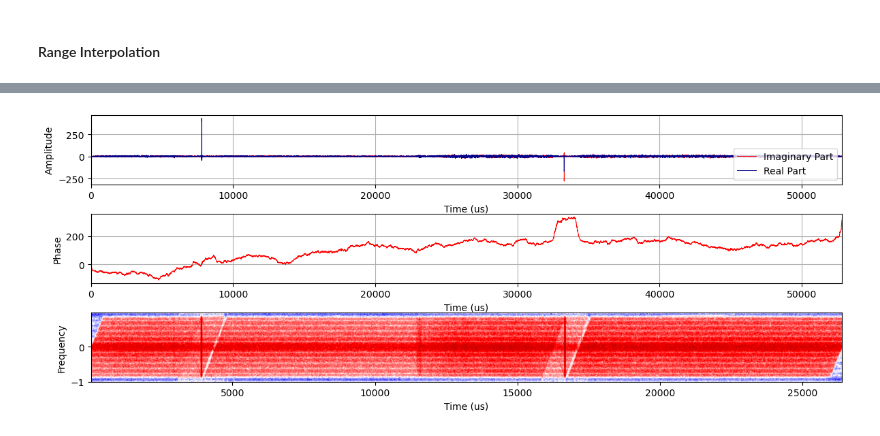
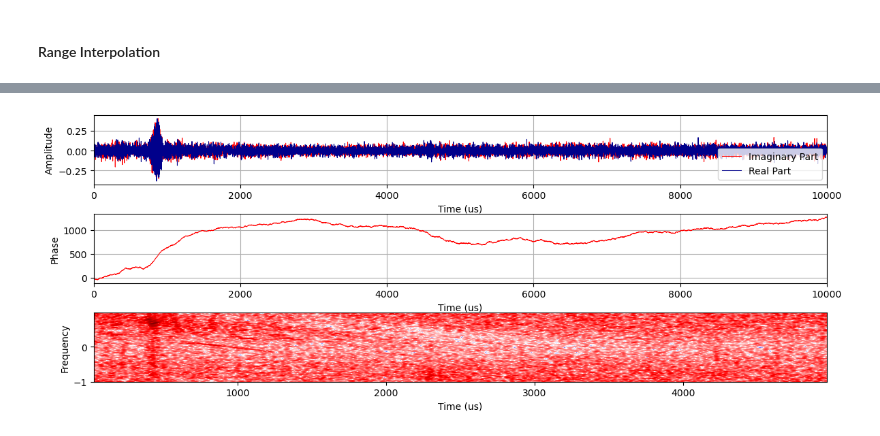
Before and after one commit to AndrewPlayer3/sar_processing, a Jupyter notebook: nisar_level0/nisar-eval.ipynb, the cells around one changed output, grey strips where cells are left out. Cells and saved outputs as stored; diff of their text form; code cells hidden in the pictures.

```diff
--- a/nisar_level0/nisar-eval.ipynb
+++ b/nisar_level0/nisar-eval.ipynb
@@ -113,6 +149,7 @@ end = start + chirp_len
 reference_1[start:end] = chirp
 
 reference_1 = fft(reference_1)
+reference_1 /= np.sqrt(np.sum(np.abs(reference_1)**2) / ref_len)
 reference_1 *= (1 / chirp_len) * np.sqrt(range_bandwidth / sample_rate)
 # %%
 decoded = np.pad(decoded, ((0, 0), (chirp_len, chirp_len)))
@@ -598,48 +712,50 @@ def knab_kernel(t, L, v):
     return phi
 
 @njit
-def interpolate_signals_to_grid(radar_data, normalized_delays, slant_ranges, range_sample_rate):
+def interpolate_signals_to_grid(radar_data, normalized_delays, slant_ranges, range_sample_rate, start_rng_index, end_rng_index):
     num_az, num_rng = radar_data.shape
+
+    rng_bins = np.arange(0, slant_ranges.size, 1.0)
 
     round_trip_delays = (2 * slant_ranges / speed_of_light)
     swst = round_trip_delays[0]
     swl = round_trip_delays[-1] - swst
 
-    kernel_offset = 6
+    kernel_offset = 4
     L = 2 * kernel_offset + 1
     # Kernel bandwidth from equation 5 in https://ieeexplore.ieee.org/document/4271460
-    nyquist_oversample_ratio = 1.2  # fs = 1.2 * B
-    kernel_bandwidth = 1 - (1 / nyquist_oversample_ratio)
+    nyquist_oversample_ratio = 1.2  # fs = 1.2 * B in spec
+    kernel_bandwidth = 1 / nyquist_oversample_ratio # 1 - (1 / nyquist_oversample_ratio)
 
     interpolated_radar_data = np.zeros((num_az, num_rng), dtype=np.complex64)
 
     for az_index in range(num_az):
-        for rng_index in range(num_rng):
+        for rng_index in range(L, num_rng-L):
             t_ijk = normalized_delays[az_index, rng_index]
-            n_0 = rng_index
-            start_rng = n_0 - kernel_offset if n_0 - kernel_offset >= 0 else 0
-            end_rng = n_0 + kernel_offset + 1 if n_0 + kernel_offset + 1 < num_rng else num_rng - 1
 
-            signal_chip = radar_data[az_index][start_rng:end_rng]
-            current_time = swst + (rng_index / range_sample_rate)
-            # FIXME: The spec defines the input to the knab kernel as (rng_index - (t_ijk - swst) * fs)
-            #        I think this is equivalent to that, since my times aren't normalized to the sample rate.
-            #        This assumption needs to be confirmed.
-            knabbed_delay = knab_kernel(current_time - (t_ijk - swst), L, kernel_bandwidth)
+            t = (t_ijk - swst) * range_sample_rate
 
-            if not np.isfinite(knabbed_delay):
+            n = int(np.ceil(t)) if L % 2 == 0 else int(np.floor(t))
+            start_rng = n - (L // 2)
+            end_rng = start_rng + L
+
+            if start_rng < 0 or end_rng > rng_bins.size:
+                interpolated_radar_data[az_index, rng_index] = 1.0 + 0.0j
+                continue
+
+            signal_chip = radar_data[az_index, start_rng-start_rng_index:end_rng-start_rng_index]
+            knabbed_delay = knab_kernel((rng_bins[start_rng:end_rng] - t) + 0j, L, kernel_bandwidth)
+
+            if not np.all(np.isfinite(knabbed_delay)):
                 print(f'The knab kernel is returning an infinite value -> [{az_index}, {rng_index}].')
                 return interpolated_radar_data
 
-            interpolated_radar_data[az_index][rng_index] = np.sum(knabbed_delay * signal_chip)
+            interpolated_radar_data[az_index, rng_index] = np.sum(knabbed_delay * signal_chip, axis=0)
 
     return interpolated_radar_data
-# %%
-# TODO: Is this the same as getting the slant ranges from the dataset?
-slant_ranges = np.linspace(slant_ranges[0], slant_ranges[0] + num_rng * (speed_of_light / (1.2 * range_bandwidth)), num_rng)
 # %%
 start_time = time.time()
-interped_signals = interpolate_signals_to_grid(rc_subset[:1000, :], normalized_delays, slant_ranges, 1.2 * range_bandwidth)
+interped_signals = interpolate_signals_to_grid(rc_subset[:end_az_index-start_az_index, start_rng_index:end_rng_index], delays, slant_ranges, 1.2 * range_bandwidth, start_rng_index, end_rng_index)
 end_time = time.time()
 
 print(f'Range interpolation took {end_time-start_time}s')
@@ -648,5 +776,5 @@ Range interpolation took 2.903488874435425s
 # %%
 %matplotlib inline
-plot_signal_components(interped_signals[0])
+plot_signal_components(interped_signals[:, 3145])
 # %% [output]
-[figure, old version]
+[figure, new version]
```
Also changed, not shown: parts of 44 cells of this notebook.
